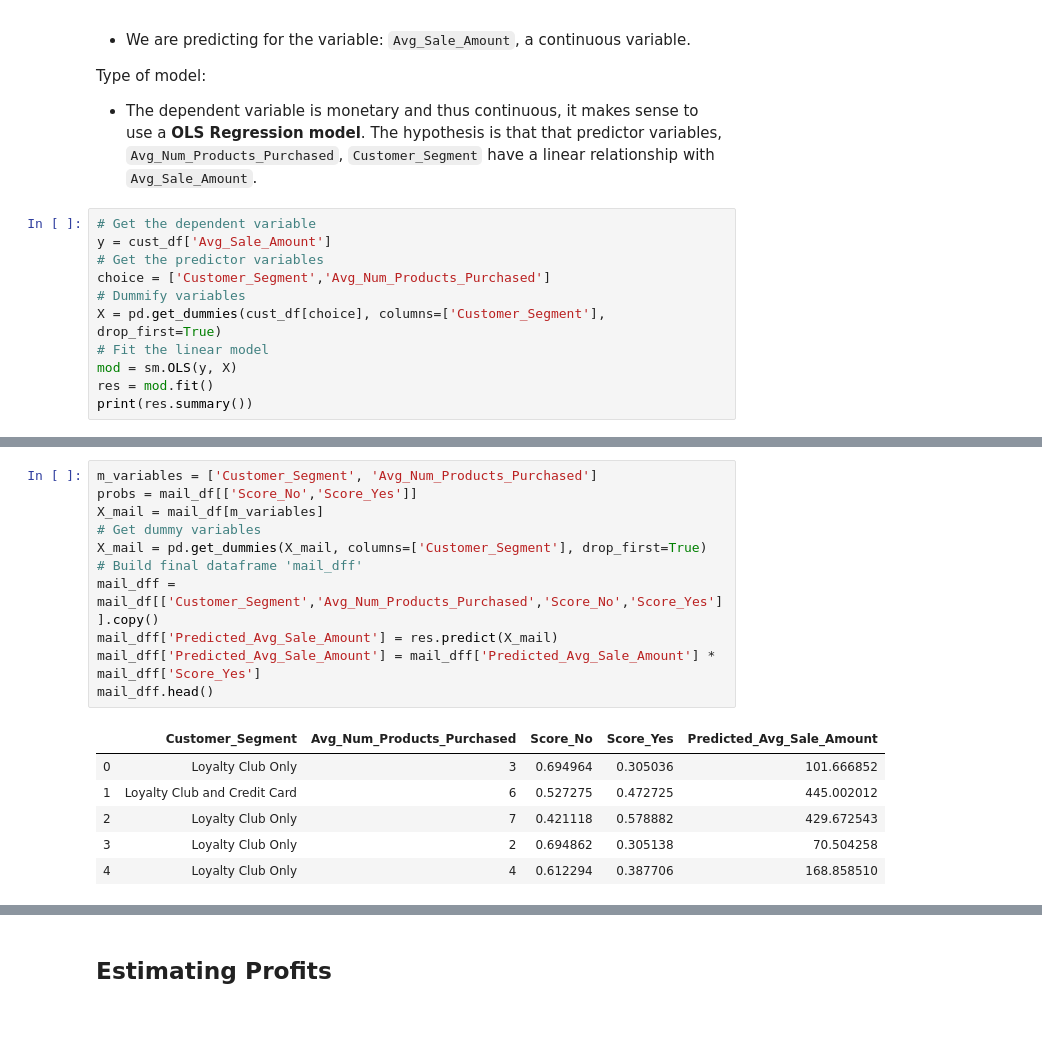
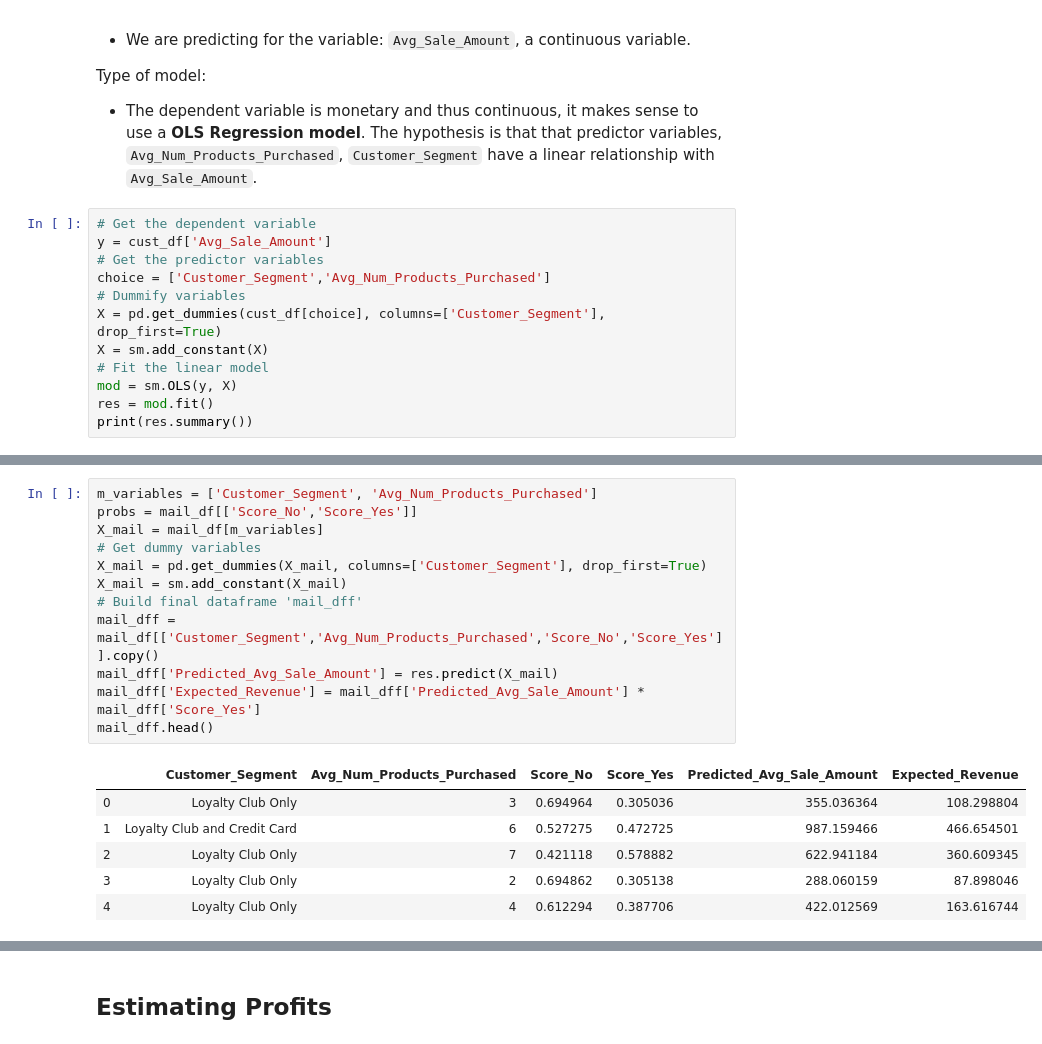
Before and after one commit to cgman64/predictive-analytics, a Jupyter notebook: predicting-catalog-demand.ipynb, the cells around one changed output, grey strips where cells are left out. Saved outputs shown, nothing was run; the diff lists cells and outputs as text.

```diff
--- a/predicting-catalog-demand.ipynb
+++ b/predicting-catalog-demand.ipynb
@@ -113,6 +113,7 @@ y = cust_df['Avg_Sale_Amount']
 choice = ['Customer_Segment','Avg_Num_Products_Purchased']
 # Dummify variables
 X = pd.get_dummies(cust_df[choice], columns=['Customer_Segment'], drop_first=True)
+X = sm.add_constant(X)
 # Fit the linear model
 mod = sm.OLS(y, X)
 res = mod.fit()
@@ -138,19 +161,20 @@ Warnings:
 # %%
 m_variables = ['Customer_Segment', 'Avg_Num_Products_Purchased']
 probs = mail_df[['Score_No','Score_Yes']]
 X_mail = mail_df[m_variables]
 # Get dummy variables
 X_mail = pd.get_dummies(X_mail, columns=['Customer_Segment'], drop_first=True)
+X_mail = sm.add_constant(X_mail)
 # Build final dataframe 'mail_dff'
 mail_dff = mail_df[['Customer_Segment','Avg_Num_Products_Purchased','Score_No','Score_Yes']].copy()
 mail_dff['Predicted_Avg_Sale_Amount'] = res.predict(X_mail)
-mail_dff['Predicted_Avg_Sale_Amount'] = mail_dff['Predicted_Avg_Sale_Amount'] * mail_dff['Score_Yes']
+mail_dff['Expected_Revenue'] = mail_dff['Predicted_Avg_Sale_Amount'] * mail_dff['Score_Yes']
 mail_dff.head()
 # %% [output]
-|  | Customer_Segment | Avg_Num_Products_Purchased | Score_No | Score_Yes | Predicted_Avg_Sale_Amount |
-| 0 | Loyalty Club Only | 3 | 0.694964 | 0.305036 | 101.666852 |
-| 1 | Loyalty Club and Credit Card | 6 | 0.527275 | 0.472725 | 445.002012 |
-| 2 | Loyalty Club Only | 7 | 0.421118 | 0.578882 | 429.672543 |
-| 3 | Loyalty Club Only | 2 | 0.694862 | 0.305138 | 70.504258 |
-| 4 | Loyalty Club Only | 4 | 0.612294 | 0.387706 | 168.858510 |
+|  | Customer_Segment | Avg_Num_Products_Purchased | Score_No | Score_Yes | Predicted_Avg_Sale_Amount | Expected_Revenue |
+| 0 | Loyalty Club Only | 3 | 0.694964 | 0.305036 | 355.036364 | 108.298804 |
+| 1 | Loyalty Club and Credit Card | 6 | 0.527275 | 0.472725 | 987.159466 | 466.654501 |
+| 2 | Loyalty Club Only | 7 | 0.421118 | 0.578882 | 622.941184 | 360.609345 |
+| 3 | Loyalty Club Only | 2 | 0.694862 | 0.305138 | 288.060159 | 87.898046 |
+| 4 | Loyalty Club Only | 4 | 0.612294 | 0.387706 | 422.012569 | 163.616744 |
 # %%
```
Also changed, not shown: parts of 7 cells of this notebook.
